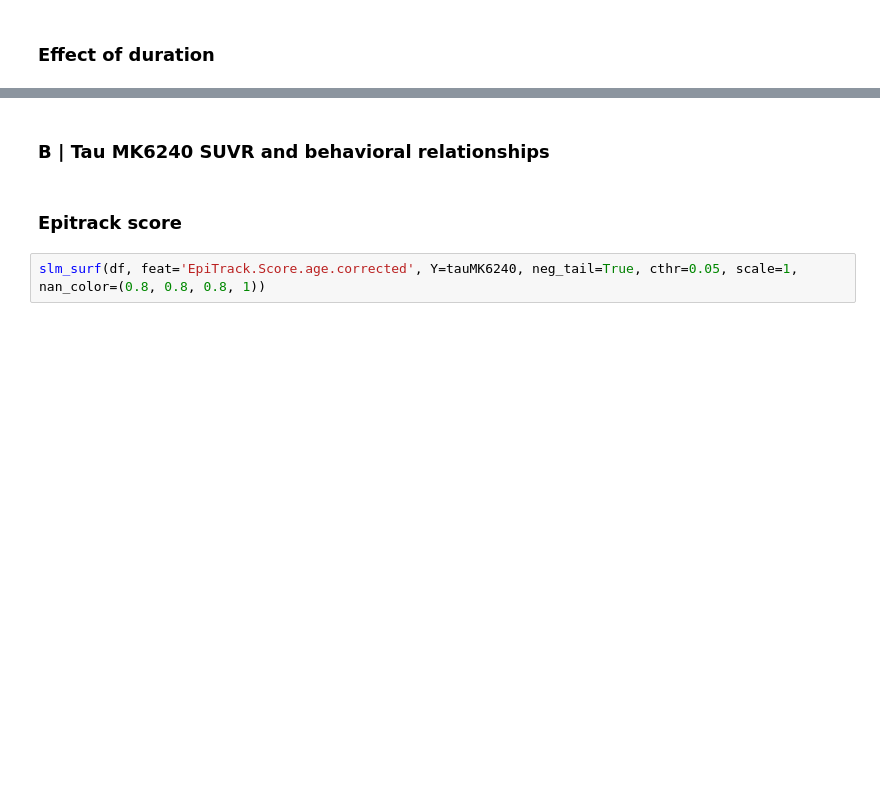
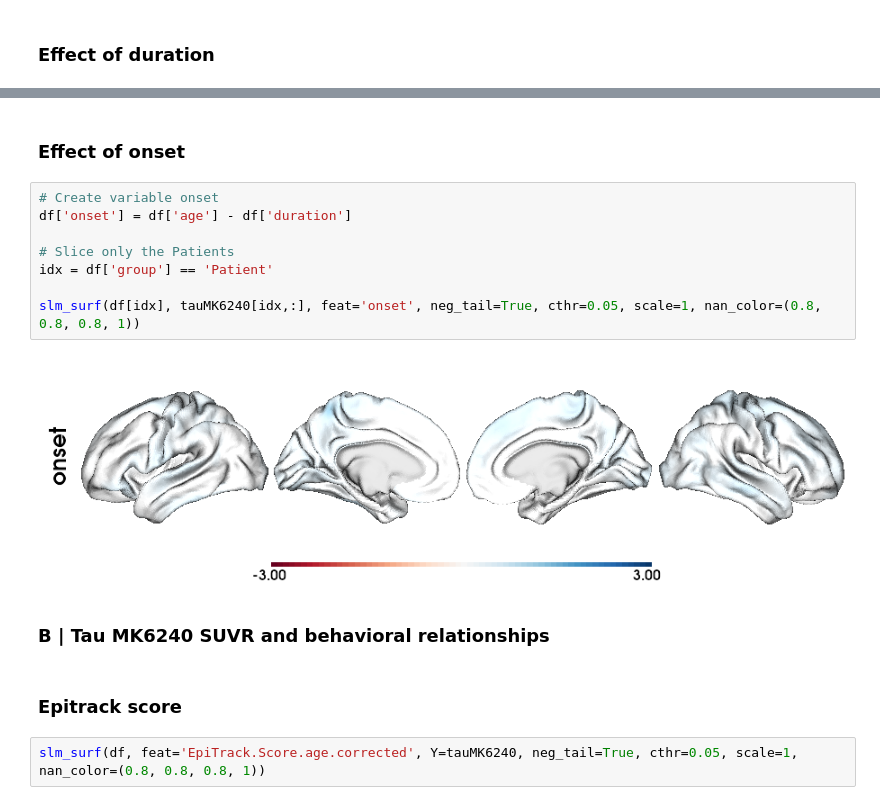
Before and after one commit to MICA-MNI/2025_in-vivo_tauPET-mk6240_TLE, a Jupyter notebook: scripts/Fig-3_clinical-cognitive_correlations.ipynb, the cells around one changed output, grey strips where cells are left out. Saved outputs shown, nothing was run; the diff lists cells and outputs as text; blank space fills up the shorter version.

```diff
--- a/scripts/Fig-3_clinical-cognitive_correlations.ipynb
+++ b/scripts/Fig-3_clinical-cognitive_correlations.ipynb
@@ -64,3 +63,15 @@ slm_surf(df[idx], tauMK6240[idx,:], feat='duration', neg_tail=False, cthr=0.05,
+# %% [markdown]
+### Effect of onset
+# %%
+# Create variable onset
+df['onset'] = df['age'] - df['duration']
+
+# Slice only the Patients
+idx = df['group'] == 'Patient'
+
+slm_surf(df[idx], tauMK6240[idx,:], feat='onset', neg_tail=True, cthr=0.05, scale=1, nan_color=(0.8, 0.8, 0.8, 1))
+# %% [output]
+[figure, added]
 # %% [markdown]
 ### B | Tau MK6240 SUVR and behavioral relationships
 # %% [markdown]
```
Also changed, not shown: parts of 16 cells of this notebook.
